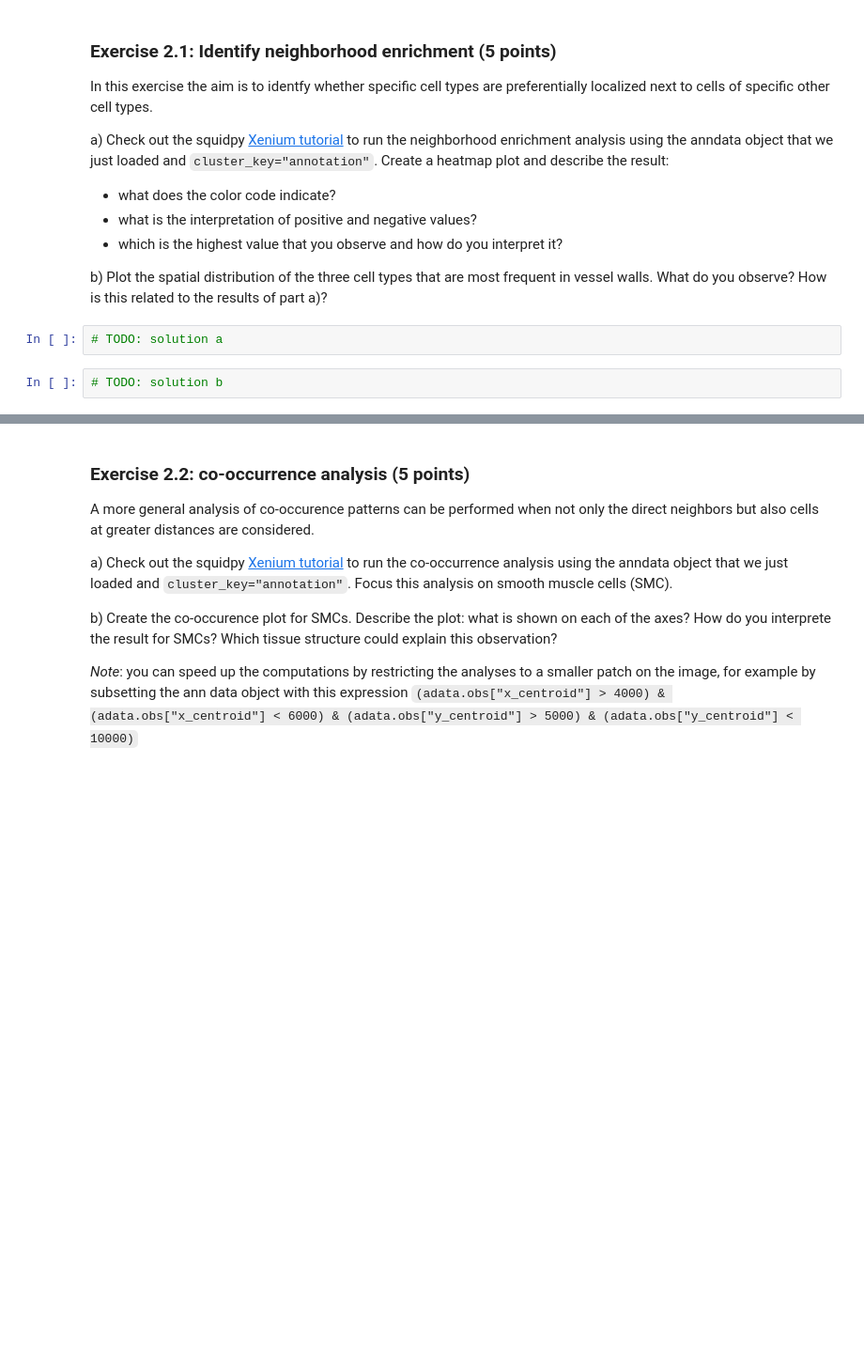
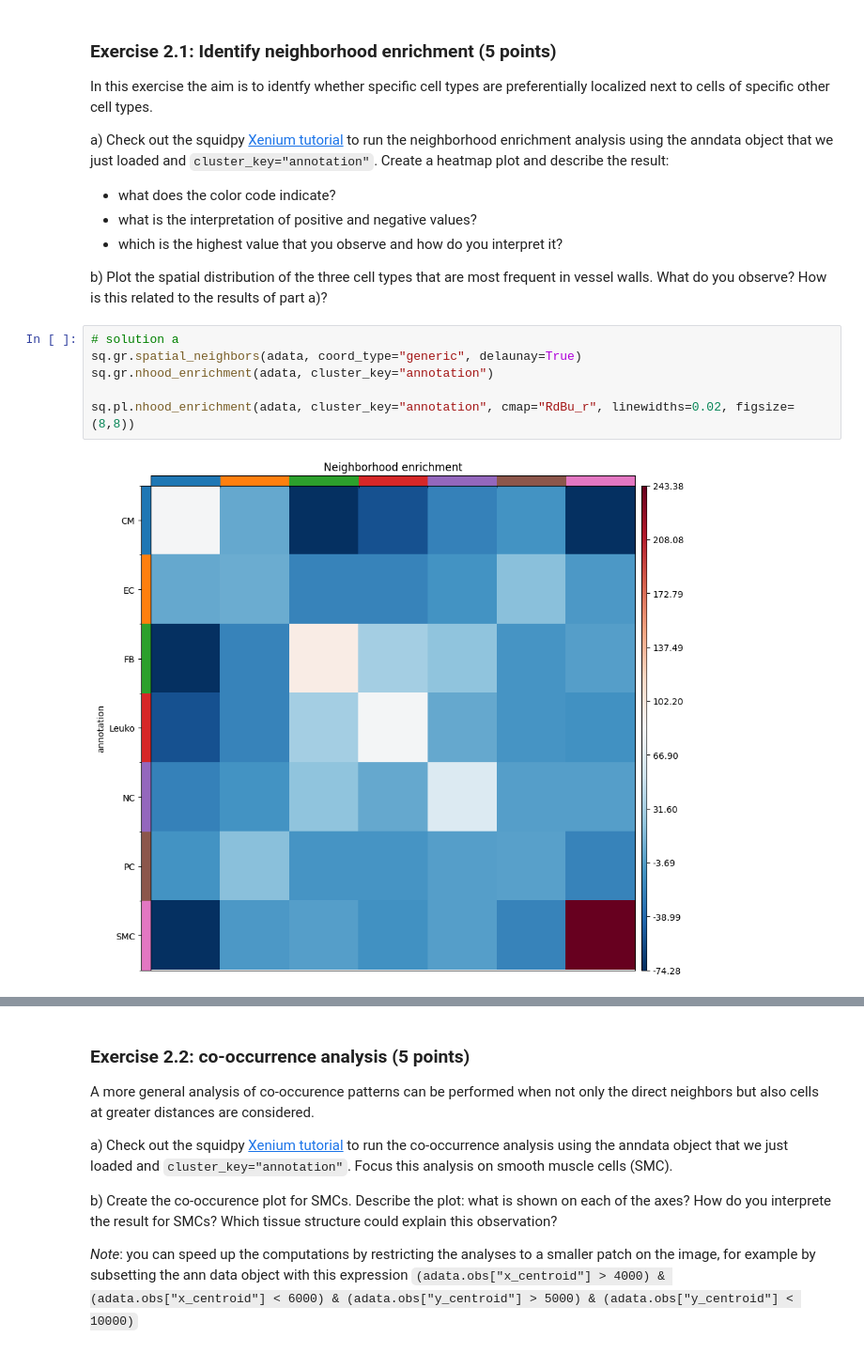
Before and after one commit to emmangoo/gobi, a Jupyter notebook: Semester/Exercise6/06_spatial_transcriptomics_exercise_ipynb_2026.ipynb, the cells around one changed output, grey strips where cells are left out. Shown at 94% size. Saved outputs shown, nothing was run; the diff lists cells and outputs as text; blank space fills up the shorter version.

Commit message:
finished exericse 6, two todos remaining

```diff
--- a/Semester/Exercise6/06_spatial_transcriptomics_exercise_ipynb_2026.ipynb
+++ b/Semester/Exercise6/06_spatial_transcriptomics_exercise_ipynb_2026.ipynb
@@ -310,7 +310,11 @@ a) Check out the squidpy [Xenium tutorial](https://squidpy.readthedocs.io/en/sta
  - which is the highest value that you observe and how do you interpret it?
 
 b) Plot the spatial distribution of the three cell types that are most frequent in vessel walls. What do you observe? How is this related to the results of part a)?
-# %%
-# TODO: solution a
-# %%
-# TODO: solution b
+# %%
+# solution a
+sq.gr.spatial_neighbors(adata, coord_type="generic", delaunay=True)
+sq.gr.nhood_enrichment(adata, cluster_key="annotation")
+
+sq.pl.nhood_enrichment(adata, cluster_key="annotation", cmap="RdBu_r", linewidths=0.02, figsize=(8,8))
+# %% [output]
+[figure, added]
```
Also changed, not shown: parts of 10 cells of this notebook.
